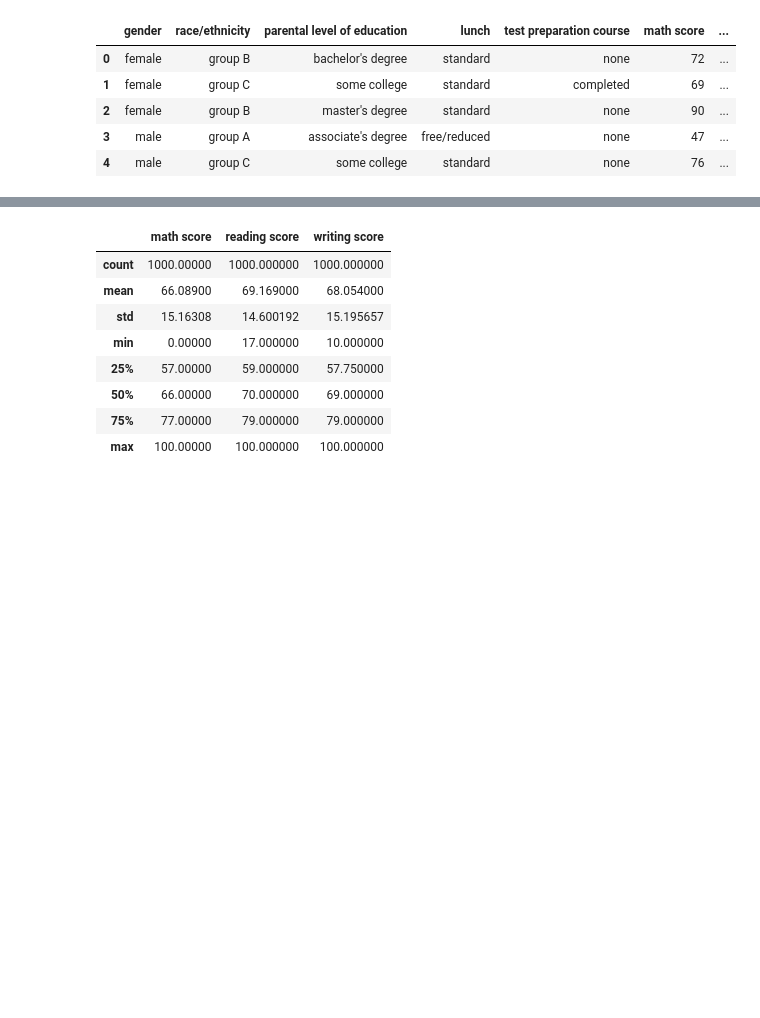
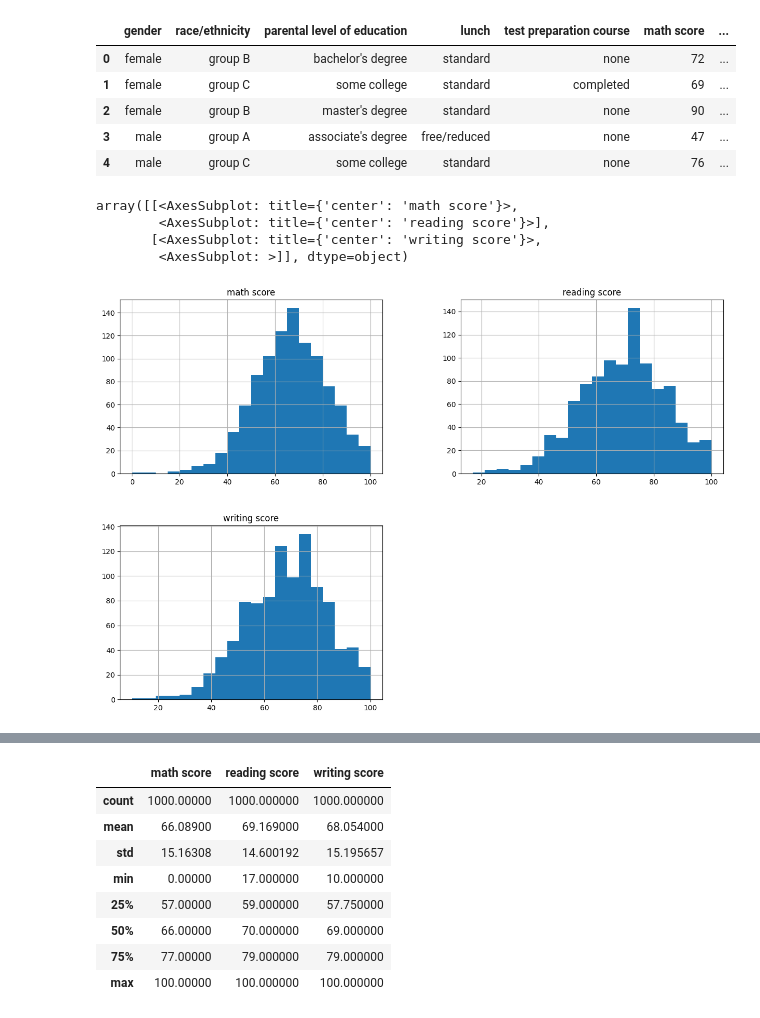
Before and after one commit to lascha212/F21DL, a Jupyter notebook: labs.ipynb, the cells around one changed output, grey strips where cells are left out. Drawn from its saved outputs; the diff is of its cells as text; code cells hidden in the pictures; blank space fills up the shorter version.

```diff
--- a/labs.ipynb
+++ b/labs.ipynb
@@ -29,3 +29,11 @@ data.head()
 | 2 | female | group B | master's degree | standard | none | 90 | ... |
 | 3 | male | group A | associate's degree | free/reduced | none | 47 | ... |
 | 4 | male | group C | some college | standard | none | 76 | ... |
+# %%
+data.hist(bins=20, figsize=(15,10))
+# %% [output]
+array([[<AxesSubplot: title={'center': 'math score'}>,
+        <AxesSubplot: title={'center': 'reading score'}>],
+       [<AxesSubplot: title={'center': 'writing score'}>,
+        <AxesSubplot: >]], dtype=object)
+[figure, added]
```
Also changed, not shown: parts of 6 cells of this notebook, 4 other files.
